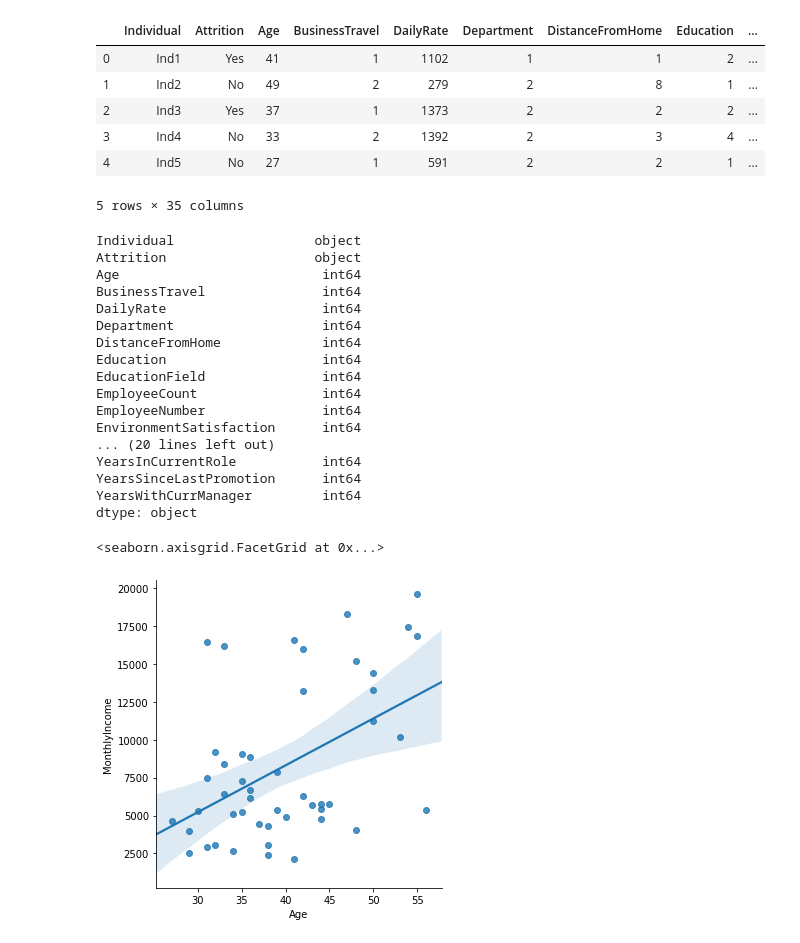
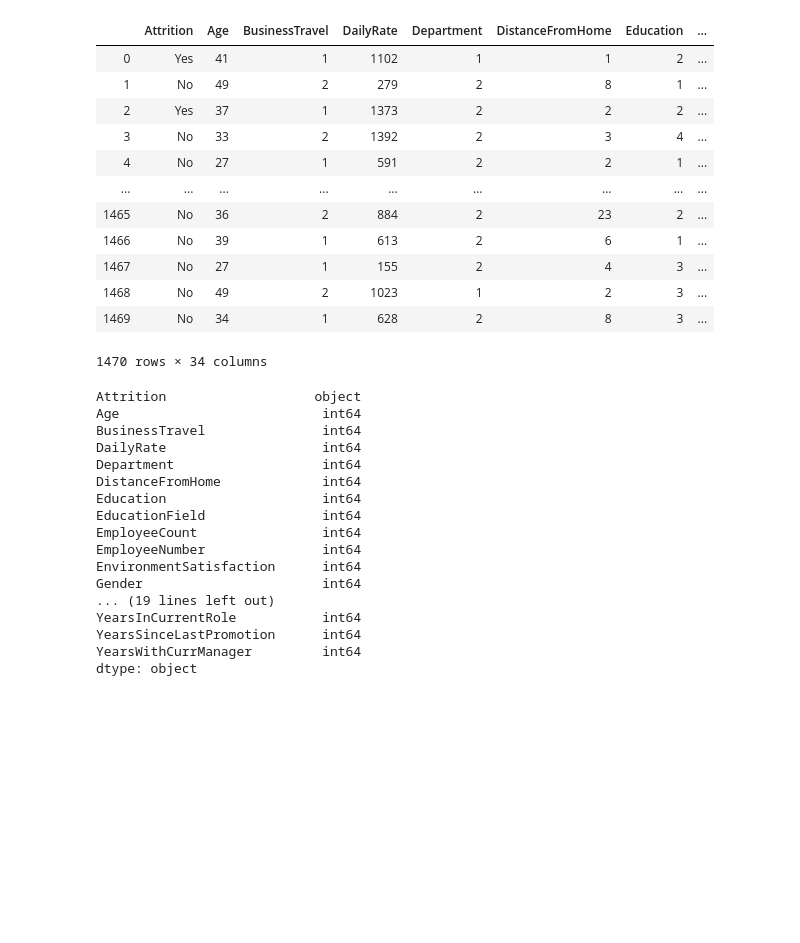
Before and after one commit to amolravatale/GL, a Jupyter notebook: Practise/HR/Untitled.ipynb, the cells around one changed output. Saved outputs shown, nothing was run; the diff lists cells and outputs as text; code cells hidden in the pictures; blank space fills up the shorter version.

```diff
--- a/Practise/HR/Untitled.ipynb
+++ b/Practise/HR/Untitled.ipynb
@@ -9,17 +6,35 @@ dfhr = pd.read_csv("/home/amol/GITRepo/GL/Practise/HR/HR.txt",sep="\t")
+# %%
+dfhr = pd.read_csv("/home/amol/GITRepo/GL/Practise/HR/HR.txt",sep="\t",
+                   usecols= ['Attrition','Age', 'BusinessTravel', 'DailyRate', 'Department',
+       'DistanceFromHome', 'Education', 'EducationField', 'EmployeeCount',
+       'EmployeeNumber', 'EnvironmentSatisfaction', 'Gender', 'HourlyRate',
+       'JobInvolvement', 'JobLevel', 'JobRole', 'JobSatisfaction',
+       'MaritalStatus', 'MonthlyIncome', 'MonthlyRate', 'NumCompaniesWorked',
+       'OverTime', 'PercentSalaryHike', 'PerformanceRating',
+       'RelationshipSatisfaction', 'StandardHours', 'StockOptionLevel',
+       'TotalWorkingYears', 'TrainingTimesLastYear', 'WorkLifeBalance',
+       'YearsAtCompany', 'YearsInCurrentRole', 'YearsSinceLastPromotion',
+       'YearsWithCurrManager']
+                  )
 # %%
-dfhr.head()
+dfhr
 # %% [output]
-|  | Individual | Attrition | Age | BusinessTravel | DailyRate | Department | DistanceFromHome | Education | ... |
-| 0 | Ind1 | Yes | 41 | 1 | 1102 | 1 | 1 | 2 | ... |
-| 1 | Ind2 | No | 49 | 2 | 279 | 2 | 8 | 1 | ... |
-| 2 | Ind3 | Yes | 37 | 1 | 1373 | 2 | 2 | 2 | ... |
-| 3 | Ind4 | No | 33 | 2 | 1392 | 2 | 3 | 4 | ... |
-| 4 | Ind5 | No | 27 | 1 | 591 | 2 | 2 | 1 | ... |
+|  | Attrition | Age | BusinessTravel | DailyRate | Department | DistanceFromHome | Education | ... |
+| 0 | Yes | 41 | 1 | 1102 | 1 | 1 | 2 | ... |
+| 1 | No | 49 | 2 | 279 | 2 | 8 | 1 | ... |
+| 2 | Yes | 37 | 1 | 1373 | 2 | 2 | 2 | ... |
+| 3 | No | 33 | 2 | 1392 | 2 | 3 | 4 | ... |
+| 4 | No | 27 | 1 | 591 | 2 | 2 | 1 | ... |
+| ... | ... | ... | ... | ... | ... | ... | ... | ... |
+| 1465 | No | 36 | 2 | 884 | 2 | 23 | 2 | ... |
+| 1466 | No | 39 | 1 | 613 | 2 | 6 | 1 | ... |
+| 1467 | No | 27 | 1 | 155 | 2 | 4 | 3 | ... |
+| 1468 | No | 49 | 2 | 1023 | 1 | 2 | 3 | ... |
+| 1469 | No | 34 | 1 | 628 | 2 | 8 | 3 | ... |
-5 rows × 35 columns
+1470 rows × 34 columns
 # %%
 dfhr.dtypes
 # %% [output]
-Individual                  object
 Attrition                   object
 Age                          int64
 BusinessTravel               int64
@@ -31,13 +46,9 @@ EducationField               int64
 EmployeeCount                int64
 EmployeeNumber               int64
 EnvironmentSatisfaction      int64
-... (20 lines left out)
+Gender                       int64
+... (19 lines left out)
 YearsInCurrentRole           int64
 YearsSinceLastPromotion      int64
 YearsWithCurrManager         int64
 dtype: object
-# %%
-sns.lmplot(x="Age",y="MonthlyIncome",data=dfhr[dfhr["Education"]==5])
-# %% [output]
-<seaborn.axisgrid.FacetGrid at 0x...>
-[figure, removed]
```
Also changed, not shown: parts of 41 cells of this notebook, 25 other files.
